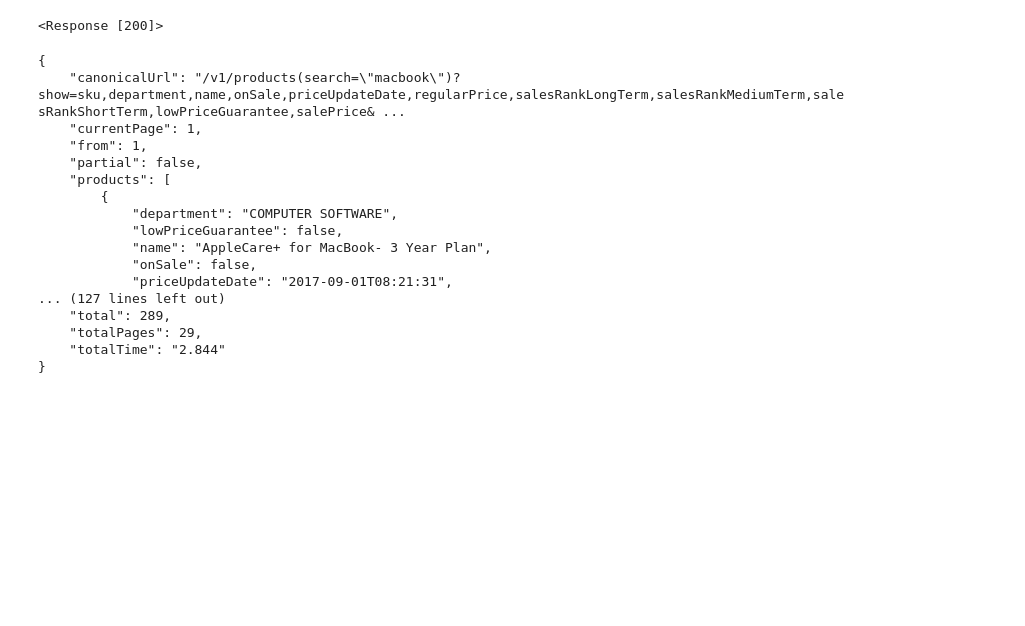
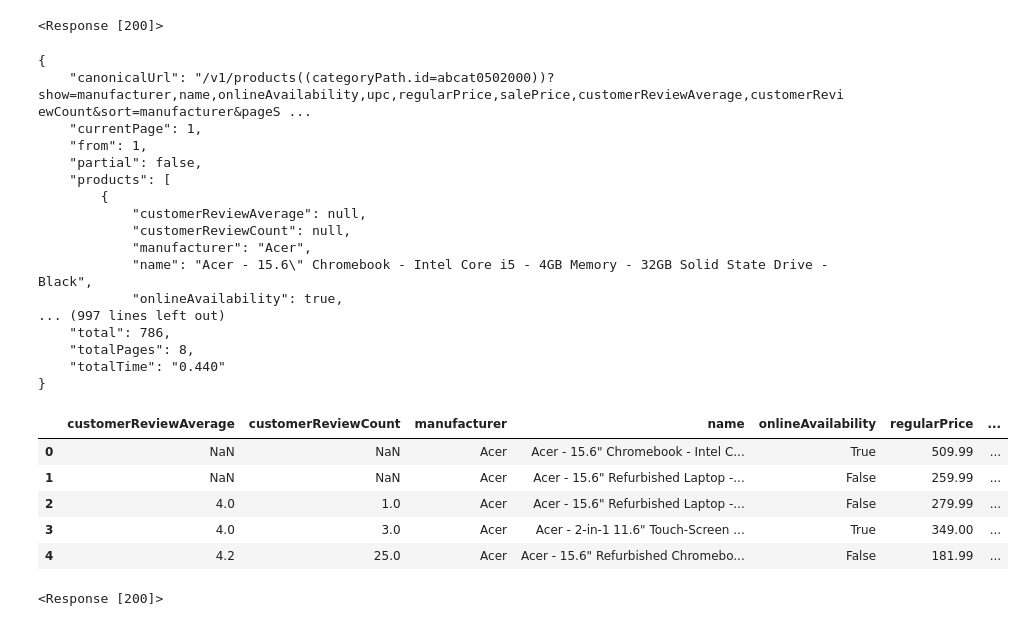
Before and after one commit to craigpreid/HackNSlack, a Jupyter notebook: Bestbuy API Product Search.ipynb, the cells around one changed output. Drawn from its saved outputs; the diff is of its cells as text; code cells hidden in the pictures; blank space fills up the shorter version.

```diff
--- a/Bestbuy API Product Search.ipynb
+++ b/Bestbuy API Product Search.ipynb
@@ -8,29 +7,42 @@ url = "https://api.bestbuy.com/v1/products(search=macbook)?format=json&show=sku,
-# %%
-# Print the response object to the console
-print(requests.get(url))
-# %% [output]
-<Response [200]>
+# %%
+#url to pull laptop data
+
+url="https://api.bestbuy.com/v1/products((categoryPath.id=abcat0502000))?apiKey=Jz4AJitfYbGIGGaOuTR09Lpl&sort=manufacturer.asc&show=manufacturer,name,onlineAvailability,upc,regularPrice,salePrice,customerReviewAverage,customerReviewCount&pageSize=100&format=json"
 # %%
-#res=requests.get(url).json()
+print(requests.get(url))
+# %% [output]
+<Response [200]>
 # %%
 # Pretty Print the output of the JSON
 response = requests.get(url).json()
 print(json.dumps(response, indent=4, sort_keys=True))
 # %% [output]
 {
-    "canonicalUrl": "/v1/products(search=\"macbook\")?show=sku,department,name,onSale,priceUpdateDate,regularPrice,salesRankLongTerm,salesRankMediumTerm,salesRankShortTerm,lowPriceGuarantee,salePrice& ...
+    "canonicalUrl": "/v1/products((categoryPath.id=abcat0502000))?show=manufacturer,name,onlineAvailability,upc,regularPrice,salePrice,customerReviewAverage,customerReviewCount&sort=manufacturer&pageS ...
     "currentPage": 1,
     "from": 1,
     "partial": false,
     "products": [
         {
-            "department": "COMPUTER SOFTWARE",
-            "lowPriceGuarantee": false,
-            "name": "AppleCare+ for MacBook- 3 Year Plan",
-            "onSale": false,
-            "priceUpdateDate": "2017-09-01T08:21:31",
-... (127 lines left out)
-    "total": 289,
-    "totalPages": 29,
-    "totalTime": "2.844"
+            "customerReviewAverage": null,
+            "customerReviewCount": null,
+            "manufacturer": "Acer",
+            "name": "Acer - 15.6\" Chromebook - Intel Core i5 - 4GB Memory - 32GB Solid State Drive - Black",
+            "onlineAvailability": true,
+... (997 lines left out)
+    "total": 786,
+    "totalPages": 8,
+    "totalTime": "0.440"
 }
+# %%
+laptop_list=response['products']
+# %%
+laptopbestbuy_df = pd.DataFrame(laptop_list)
+laptopbestbuy_df.head()
+# %% [output]
+|  | customerReviewAverage | customerReviewCount | manufacturer | name | onlineAvailability | regularPrice | ... |
+| 0 | NaN | NaN | Acer | Acer - 15.6" Chromebook - Intel C... | True | 509.99 | ... |
+| 1 | NaN | NaN | Acer | Acer - 15.6" Refurbished Laptop -... | False | 259.99 | ... |
+| 2 | 4.0 | 1.0 | Acer | Acer - 15.6" Refurbished Laptop -... | False | 279.99 | ... |
+| 3 | 4.0 | 3.0 | Acer | Acer - 2-in-1 11.6" Touch-Screen ... | True | 349.00 | ... |
+| 4 | 4.2 | 25.0 | Acer | Acer - 15.6" Refurbished Chromebo... | False | 181.99 | ... |
@@ -36,0 +54,4 @@ print(json.dumps(response, indent=4, sort_keys=True))
+# %%
+print(requests.get(url))
+# %% [output]
+<Response [200]>
```
Also changed, not shown: parts of 8 cells of this notebook.
